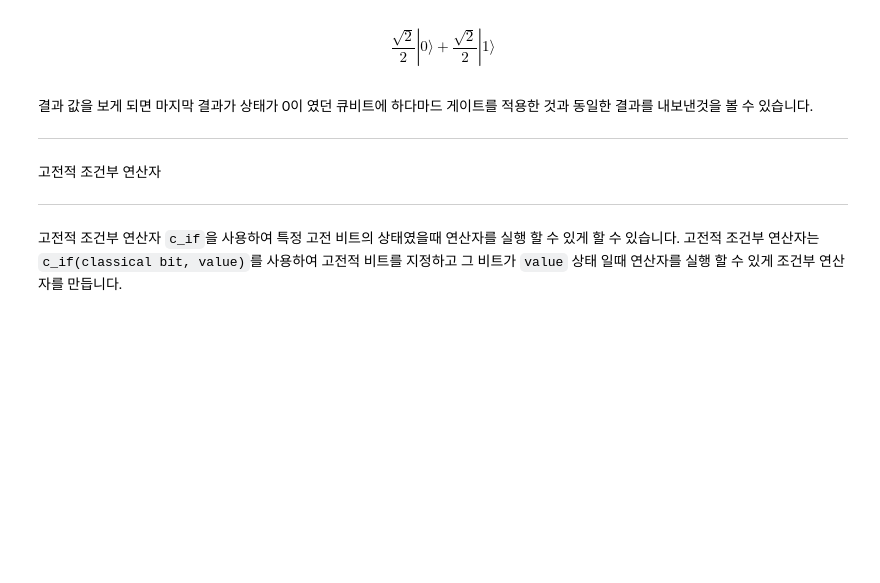
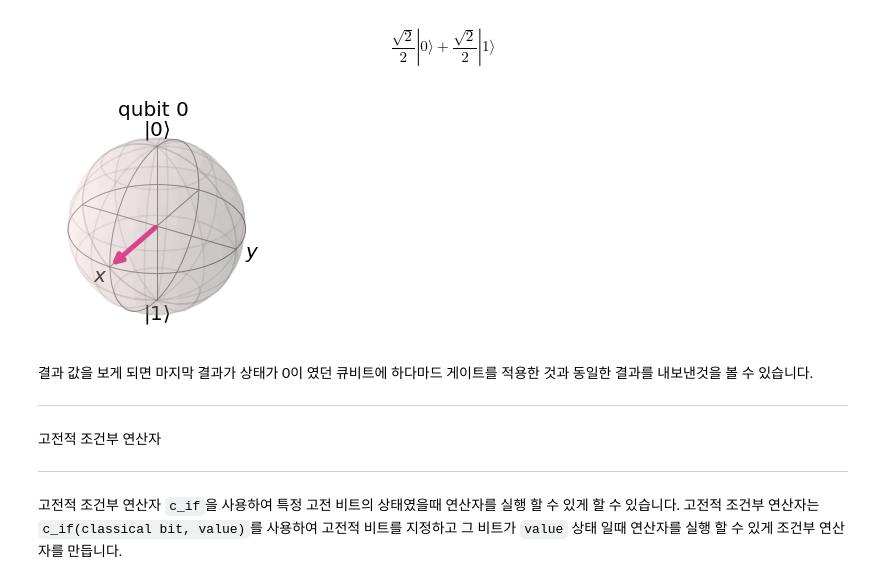
Before and after one commit to QuantumComputingKorea/Qiskit-Dev-Cert-lectures, a Jupyter notebook: Lecture2/lecture 2 - 양자 회로의 측정과 OpenQasm.ipynb, the cells around one changed output. Saved outputs shown, nothing was run; the diff lists cells and outputs as text; code cells hidden in the pictures; blank space fills up the shorter version.

```diff
--- a/Lecture2/lecture 2 - 양자 회로의 측정과 OpenQasm.ipynb
+++ b/Lecture2/lecture 2 - 양자 회로의 측정과 OpenQasm.ipynb
@@ -160,6 +165,10 @@ state = Statevector.from_instruction(qc) # Statevector을 이용해 양자 회
 state.draw(output='latex') # state를 latex로 그립니다.
 # %% [output]
 $$\frac{\sqrt{2}}{2} |0\rangle+\frac{\sqrt{2}}{2} |1\rangle$$
+# %%
+plot_bloch_multivector(state)
+# %% [output]
+[figure, added]
 # %% [markdown]
 결과 값을 보게 되면 마지막 결과가 상태가 0이 였던 큐비트에 하다마드 게이트를 적용한 것과 동일한 결과를 내보낸것을 볼 수 있습니다.
 
```
Also changed, not shown: parts of 9 cells of this notebook.
